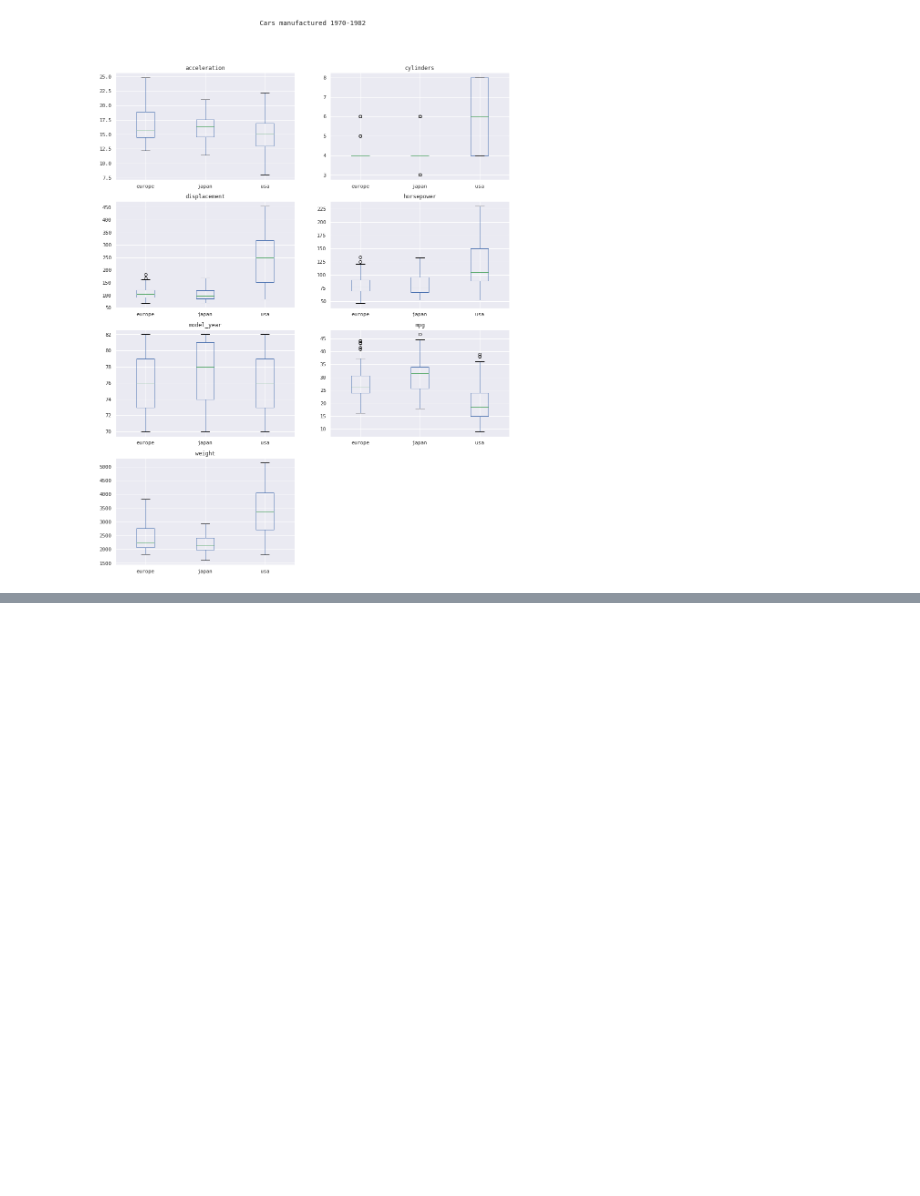
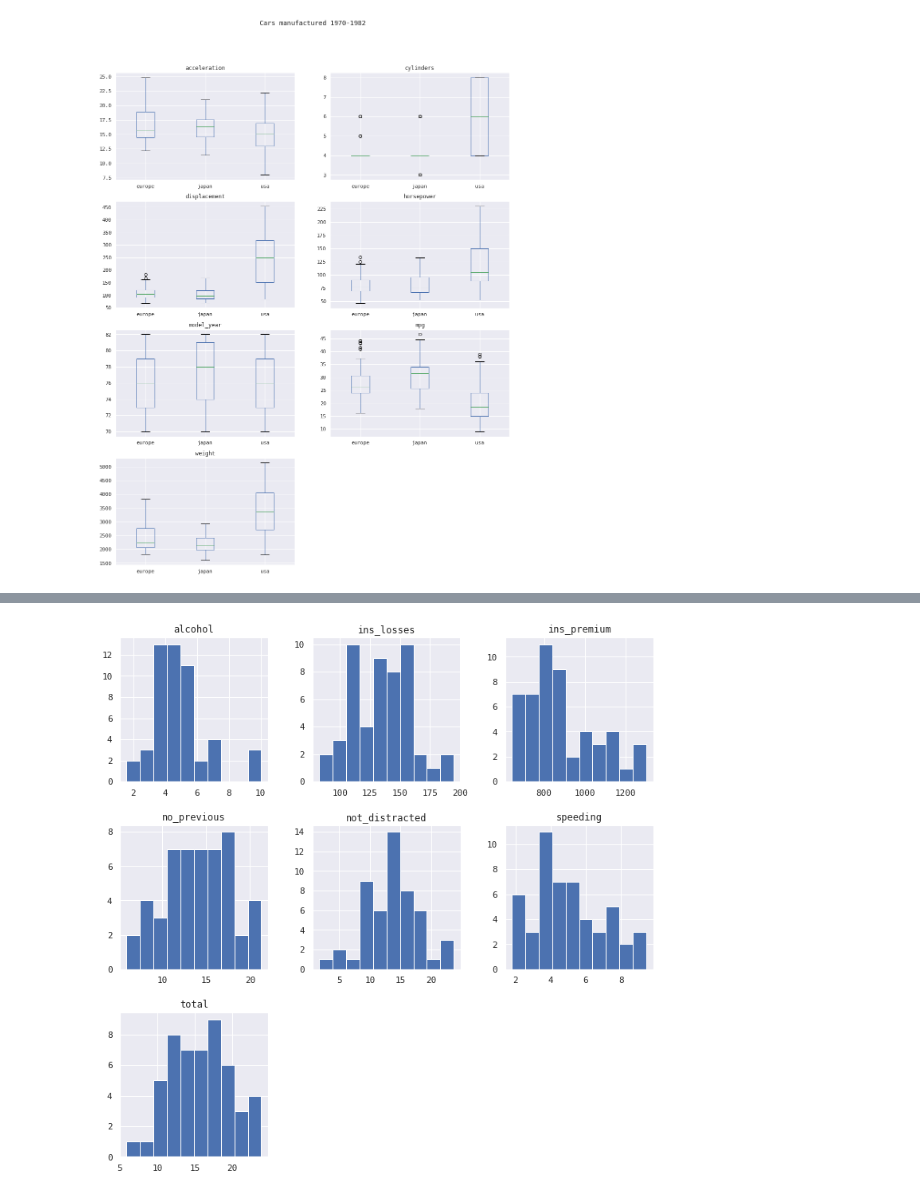
Before and after one commit to icane/curso_python, a Jupyter notebook: slides/code/s06/visualización_con_pandas.ipynb, the cells around one changed output, grey strips where cells are left out. Saved outputs shown, nothing was run; the diff lists cells and outputs as text; code cells hidden in the pictures; blank space fills up the shorter version.

```diff
--- a/slides/code/s06/visualización_con_pandas.ipynb
+++ b/slides/code/s06/visualización_con_pandas.ipynb
@@ -244,0 +162,5 @@ UsageError: Line magic function `%plt` not found.
+# %%
+crashes = sns.load_dataset('car_crashes')
+crashes.hist(figsize=(12, 12));
+# %% [output]
+[figure, added]
```
Also changed, not shown: parts of 14 cells of this notebook, 24 other files.
